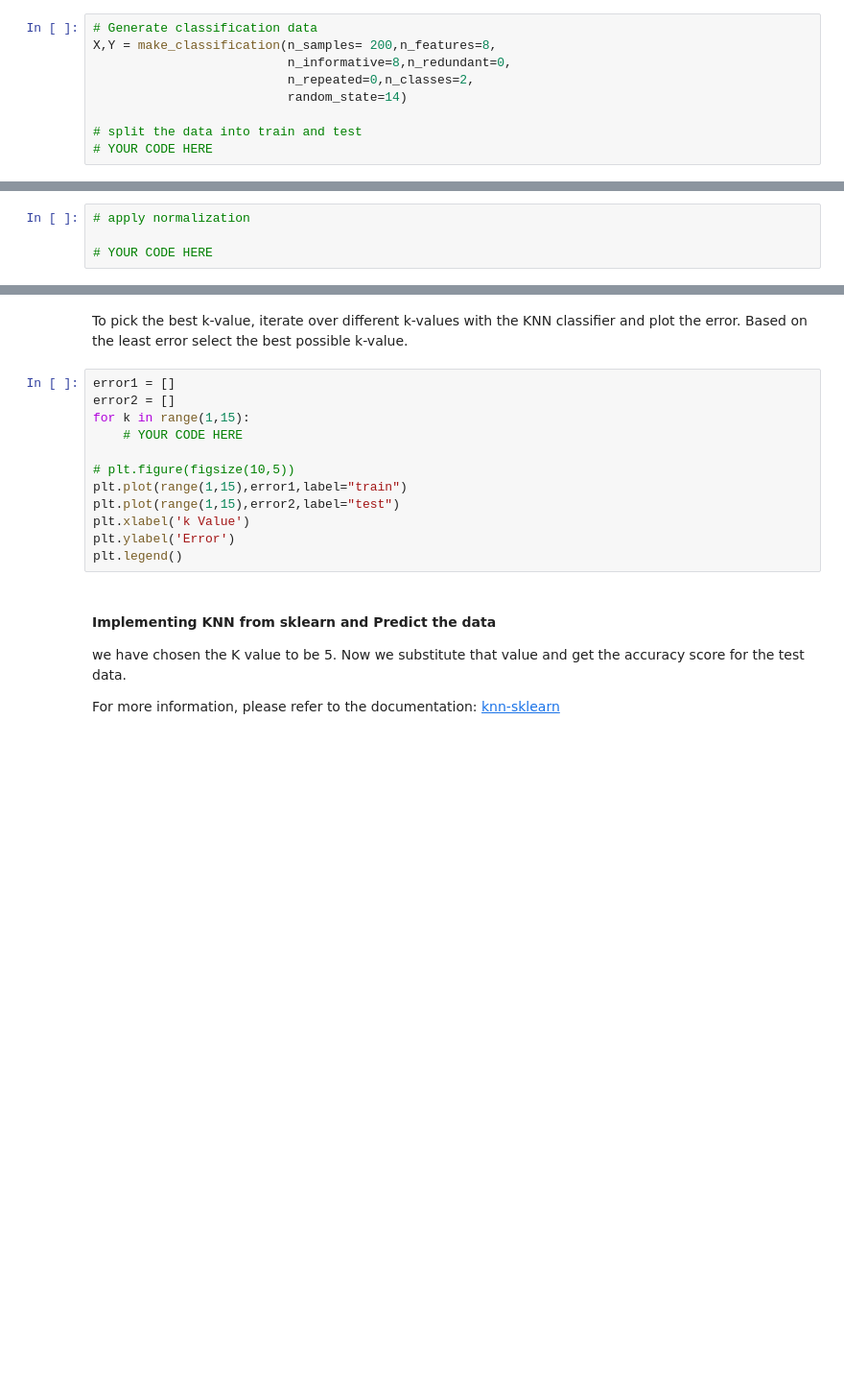
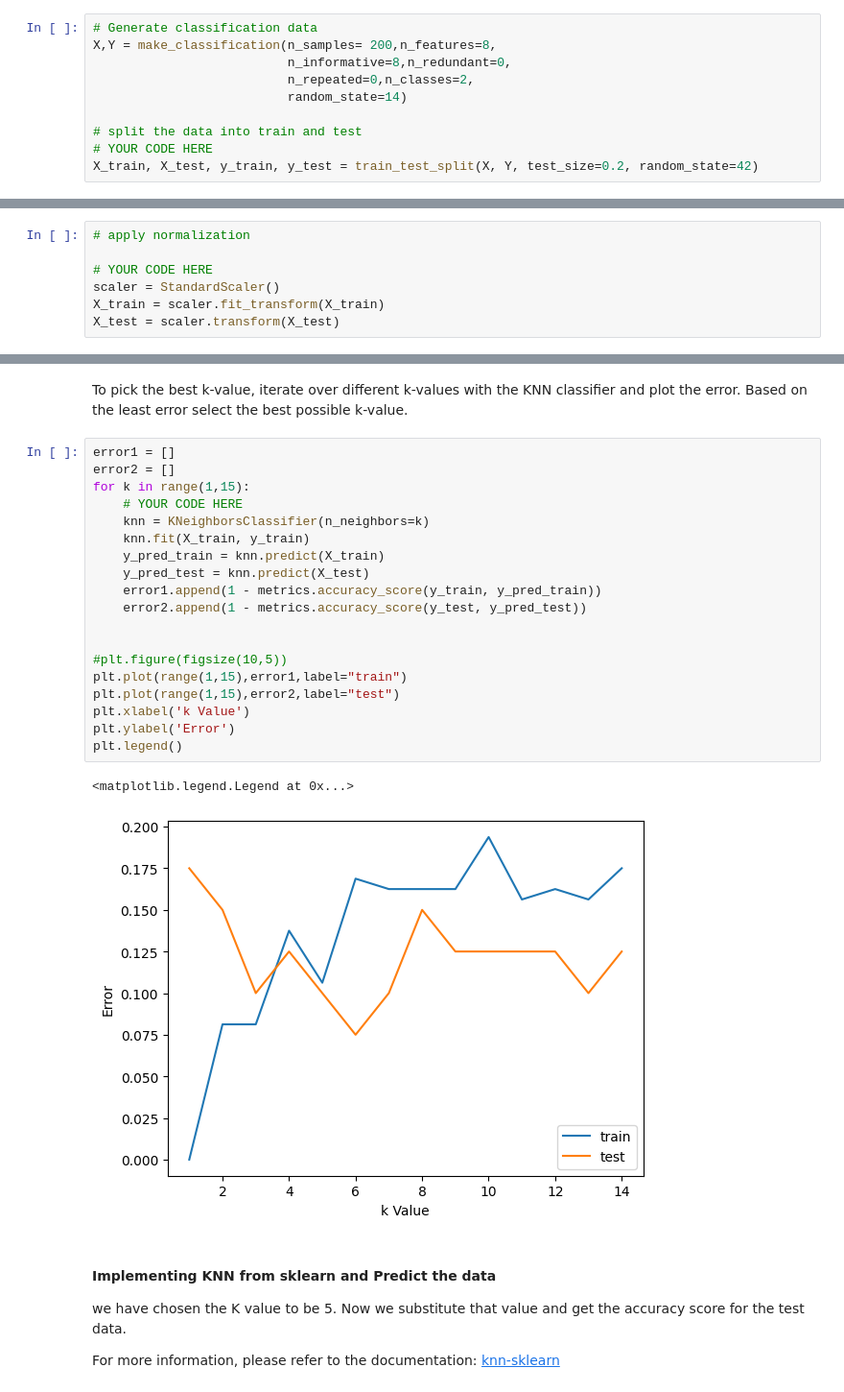
Before and after one commit to ranjithsrajan/PyLab, a Jupyter notebook: M2_AST_01_KNN_Bayes_A.ipynb, the cells around one changed output, grey strips where cells are left out. Shown: that part at 96% size. Cells and saved outputs as stored; diff of their text form; blank space fills up the shorter version.

```diff
--- a/M2_AST_01_KNN_Bayes_A.ipynb
+++ b/M2_AST_01_KNN_Bayes_A.ipynb
@@ -271,6 +273,7 @@ X,Y = make_classification(n_samples= 200,n_features=8,
 
 # split the data into train and test
 # YOUR CODE HERE
+X_train, X_test, y_train, y_test = train_test_split(X, Y, test_size=0.2, random_state=42)
 # %% [markdown]
 #### Normalization
 
@@ -281,6 +284,9 @@ For more information please visit [Feature Scaling](https://medium.com/analytics
 # apply normalization
 
 # YOUR CODE HERE
+scaler = StandardScaler()
+X_train = scaler.fit_transform(X_train)
+X_test = scaler.transform(X_test)
 # %% [markdown]
 ### Implement KNN from scratch
 # %% [markdown]
@@ -357,15 +371,25 @@ To pick the best k-value, iterate over different k-values with the KNN classifie
 # %%
 error1 = []
 error2 = []
 for k in range(1,15):
     # YOUR CODE HERE
+    knn = KNeighborsClassifier(n_neighbors=k)
+    knn.fit(X_train, y_train)
+    y_pred_train = knn.predict(X_train)
+    y_pred_test = knn.predict(X_test)
+    error1.append(1 - metrics.accuracy_score(y_train, y_pred_train))
+    error2.append(1 - metrics.accuracy_score(y_test, y_pred_test))
 
-# plt.figure(figsize(10,5))
+
+#plt.figure(figsize(10,5))
 plt.plot(range(1,15),error1,label="train")
 plt.plot(range(1,15),error2,label="test")
 plt.xlabel('k Value')
 plt.ylabel('Error')
 plt.legend()
+# %% [output]
+<matplotlib.legend.Legend at 0x...>
+[figure, added]
 # %% [markdown]
 #### Implementing KNN from sklearn and Predict the data
 
```
Also changed, not shown: parts of 18 cells of this notebook.
